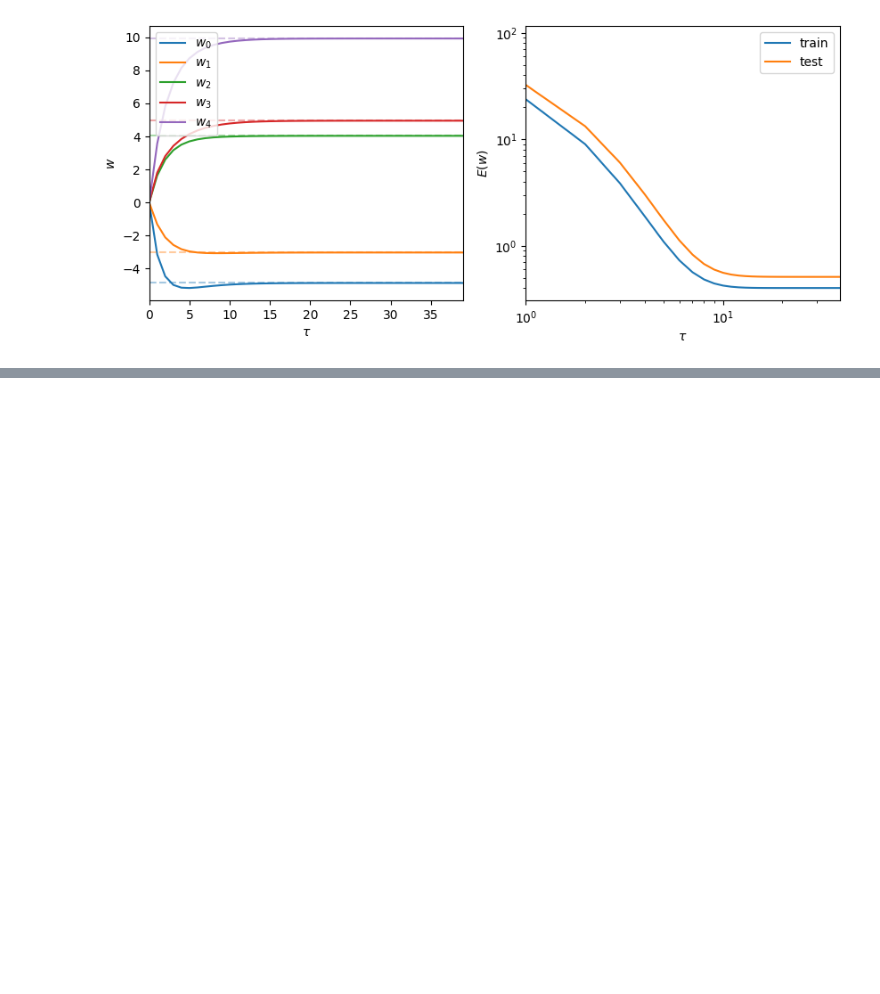
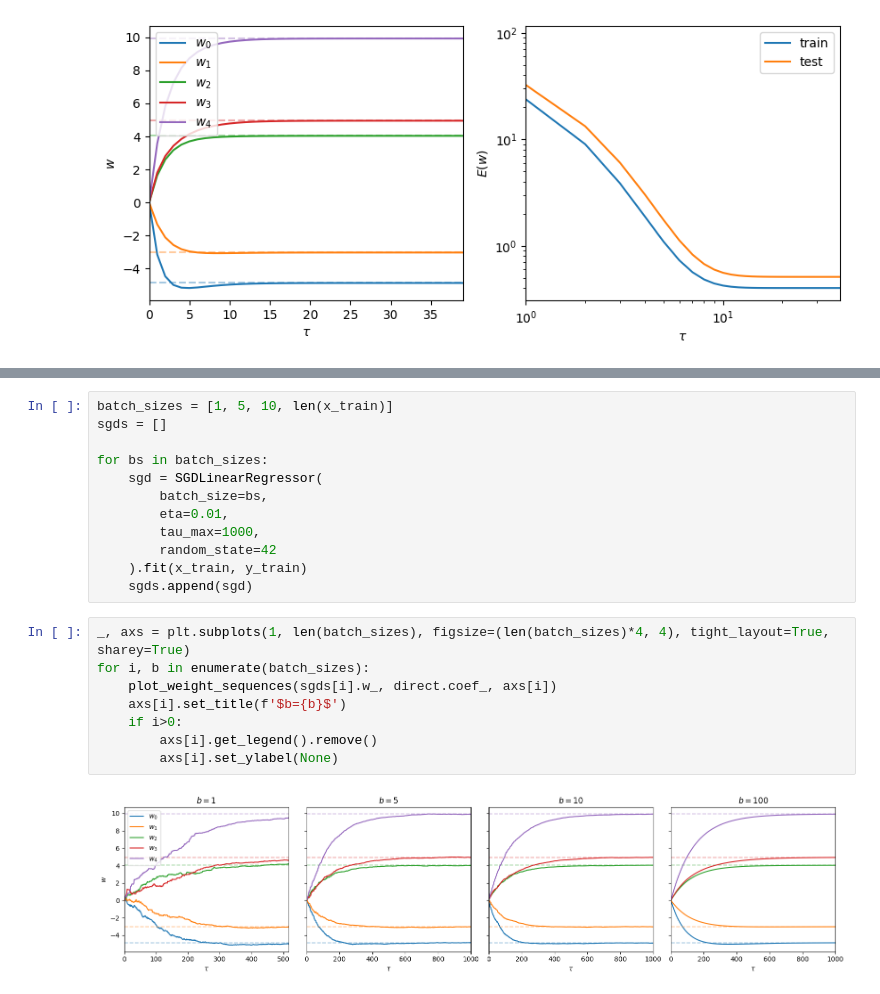
Before and after one commit to ByteToBits/CompScience, a Jupyter notebook: Computer Science/Machine Learning/Module 2 Linear Models for Regression/Linear_Regression.ipynb, the cells around one changed output, grey strips where cells are left out. Saved outputs shown, nothing was run; the diff lists cells and outputs as text; blank space fills up the shorter version.

```diff
--- a/Computer Science/Machine Learning/Module 2 Linear Models for Regression/Linear_Regression.ipynb
+++ b/Computer Science/Machine Learning/Module 2 Linear Models for Regression/Linear_Regression.ipynb
@@ -570,0 +648,22 @@ plt.show()
+# %%
+batch_sizes = [1, 5, 10, len(x_train)]
+sgds = []
+
+for bs in batch_sizes:
+    sgd = SGDLinearRegressor(
+        batch_size=bs,
+        eta=0.01,
+        tau_max=1000,
+        random_state=42
+    ).fit(x_train, y_train)
+    sgds.append(sgd)
+# %%
+_, axs = plt.subplots(1, len(batch_sizes), figsize=(len(batch_sizes)*4, 4), tight_layout=True, sharey=True)
+for i, b in enumerate(batch_sizes):
+    plot_weight_sequences(sgds[i].w_, direct.coef_, axs[i])
+    axs[i].set_title(f'$b={b}$')
+    if i>0:
+        axs[i].get_legend().remove()
+        axs[i].set_ylabel(None)
+# %% [output]
+[figure, added]
```
Also changed, not shown: parts of 8 cells of this notebook.
